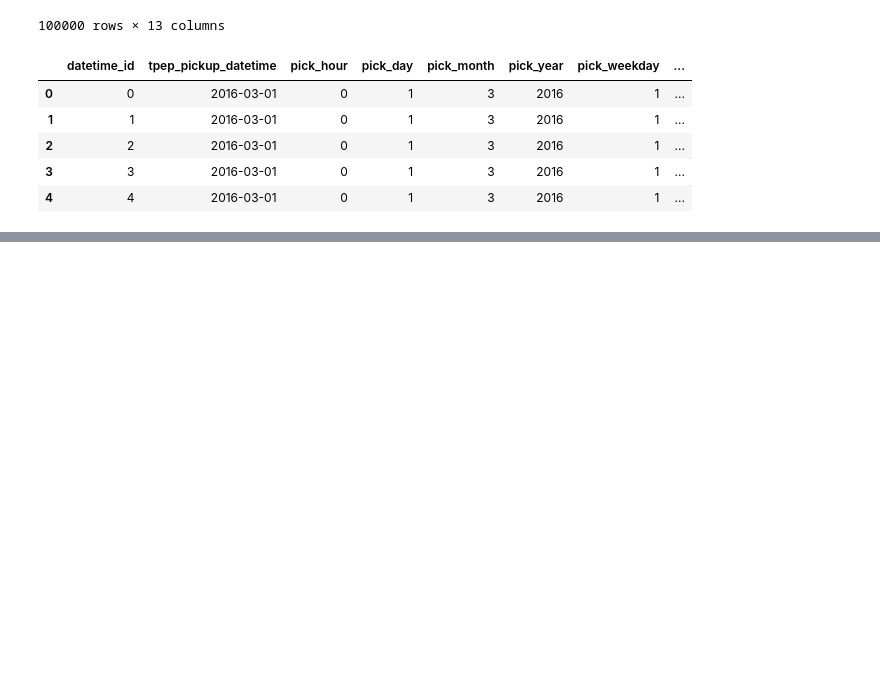
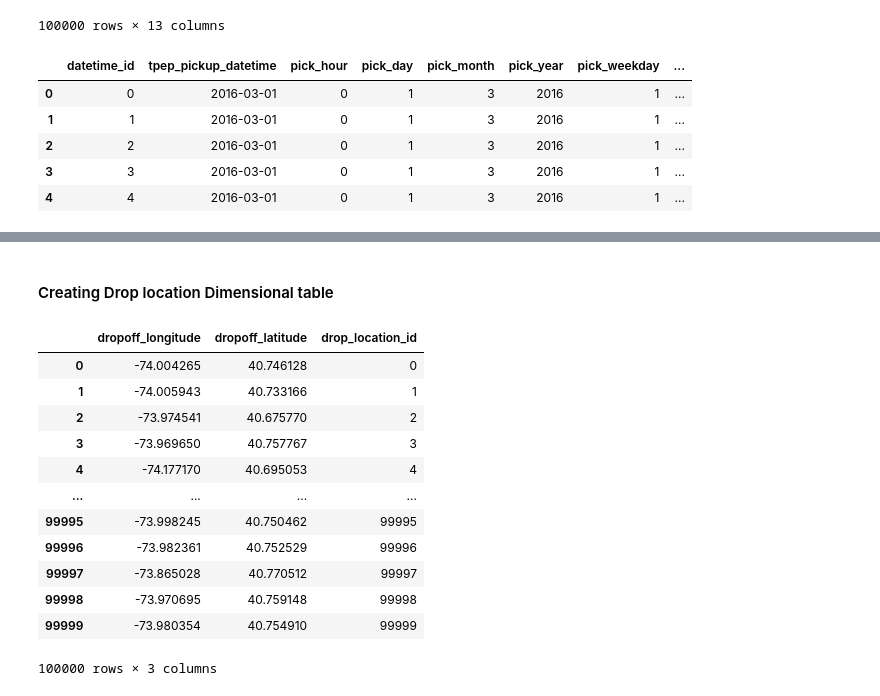
Before and after one commit to Omkar078/Uber-Data-Analysis, a Jupyter notebook: uber_data_analysis.ipynb, the cells around one changed output, grey strips where cells are left out. Drawn from its saved outputs; the diff is of its cells as text; code cells hidden in the pictures; blank space fills up the shorter version.

```diff
--- a/uber_data_analysis.ipynb
+++ b/uber_data_analysis.ipynb
@@ -168,0 +206,20 @@ Datetime_dim.head()
+# %% [markdown]
+#### Creating Drop location Dimensional table
+# %%
+droploc_dim = df[['dropoff_longitude', 'dropoff_latitude']].reset_index(drop = True)
+droploc_dim['drop_location_id'] = droploc_dim.index
+droploc_dim
+# %% [output]
+|  | dropoff_longitude | dropoff_latitude | drop_location_id |
+| 0 | -74.004265 | 40.746128 | 0 |
+| 1 | -74.005943 | 40.733166 | 1 |
+| 2 | -73.974541 | 40.675770 | 2 |
+| 3 | -73.969650 | 40.757767 | 3 |
+| 4 | -74.177170 | 40.695053 | 4 |
+| ... | ... | ... | ... |
+| 99995 | -73.998245 | 40.750462 | 99995 |
+| 99996 | -73.982361 | 40.752529 | 99996 |
+| 99997 | -73.865028 | 40.770512 | 99997 |
+| 99998 | -73.970695 | 40.759148 | 99998 |
+| 99999 | -73.980354 | 40.754910 | 99999 |
+100000 rows × 3 columns
```
Also changed, not shown: parts of 8 cells of this notebook.
